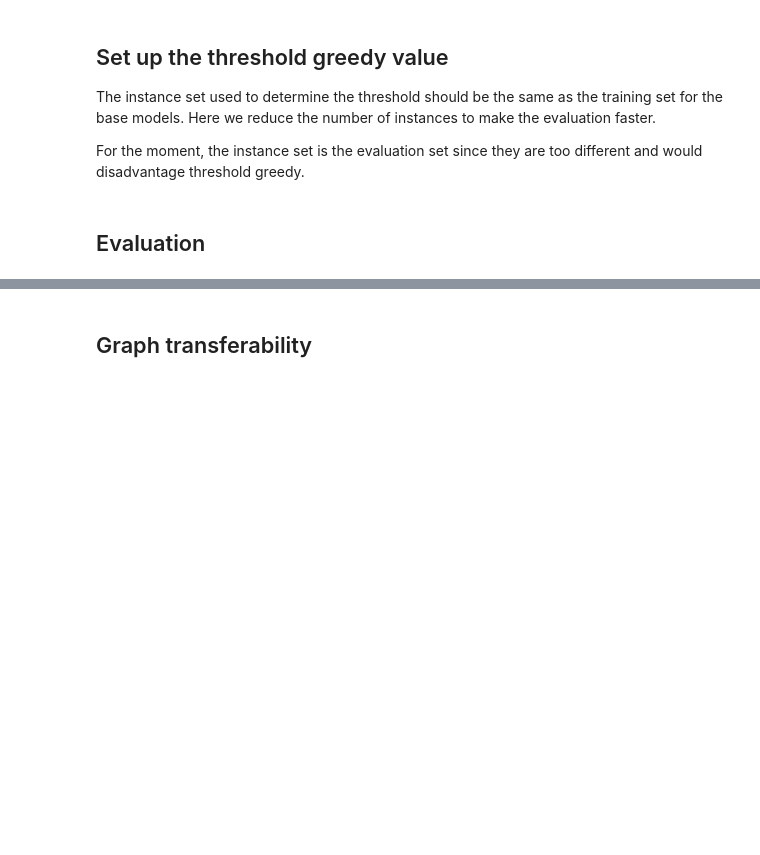
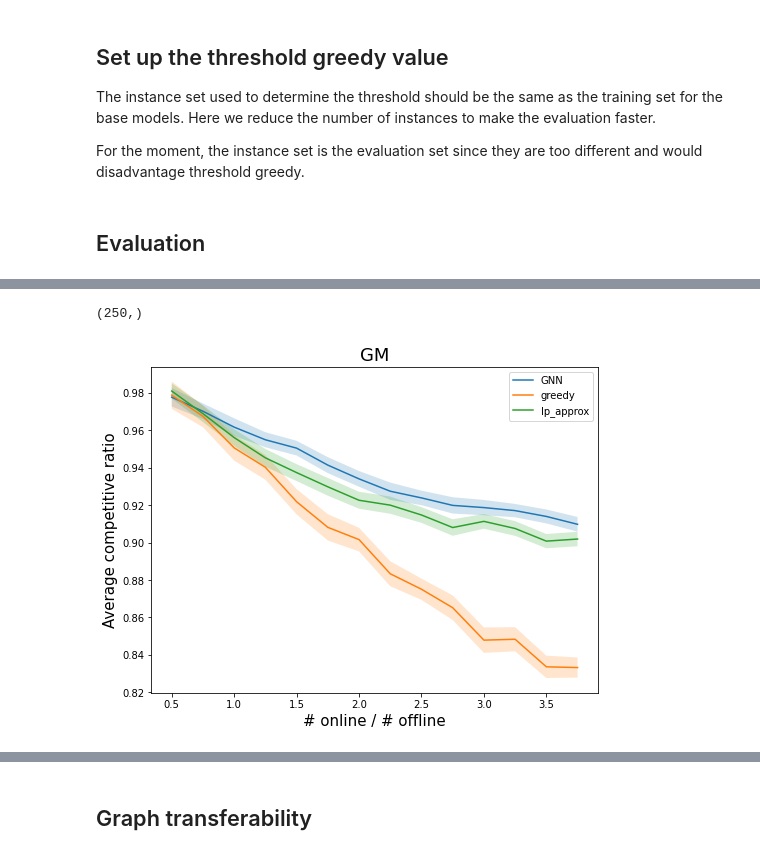
Before and after one commit to anders-wikum/GNN-OBM, a Jupyter notebook: notebooks/base_learner.ipynb, the cells around one changed output, grey strips where cells are left out. Cells and saved outputs as stored; diff of their text form; code cells hidden in the pictures; blank space fills up the shorter version.

```diff
--- a/notebooks/base_learner.ipynb
+++ b/notebooks/base_learner.ipynb
@@ -508,0 +655,44 @@ for graph_config in graph_configs:
+# %%
+data['GM'][0][0, :].shape
+# %% [output]
+(250,)
+# %%
+def _plot_ratios(ratios, data, naming_function = lambda graph_type: graph_type, confidence = 0.99):
+    import scipy.stats as st
+    import matplotlib.pyplot as plt
+
+    models =  ["GNN", "greedy", "lp_approx"]
+    for graph_type, ratios_by_regime in data.items():
+        aggregated_ratios = {model: [] for model in models}
+
+        for regime_ratios in ratios_by_regime:
+            for i, model in enumerate(models):
+                raw_values = regime_ratios[i, :]
+                raw_mean = np.mean(raw_values)
+                ci_lowerbound, ci_upperbound = st.norm.interval(
+                    alpha=confidence,
+                    loc=raw_mean,
+                    scale=st.sem(raw_values)
+                )
+                aggregated_ratios[model].append((raw_mean, ci_lowerbound, ci_upperbound))
+
+
+        fig = plt.figure(figsize=(8,6))
+        for model, model_ratios in aggregated_ratios.items():
+            competitive_ratios = [val[0] for val in model_ratios]
+            ci_lowerbounds = [val[1] for val in model_ratios]
+            ci_upperbounds = [val[2] for val in model_ratios]
+            plt.plot(ratios, competitive_ratios, label=model)
+            plt.fill_between(ratios, ci_lowerbounds, ci_upperbounds, alpha = 0.2)
+
+        title = f"{naming_function(graph_type)}"
+        plt.title(title, fontsize = 18)
+        plt.xlabel('# online / # offline', fontsize = 15)
+        plt.ylabel('Average competitive ratio', fontsize = 15)
+        plt.legend()
+        plt.savefig(f"data/{title.replace(' ', '_')}.png")
+        plt.show()
+# %%
+_plot_ratios(ratios, data, lambda x: "GM", confidence=0.95)
+# %% [output]
+[figure, added]
```
Also changed, not shown: parts of 36 cells of this notebook, 7 other files.
